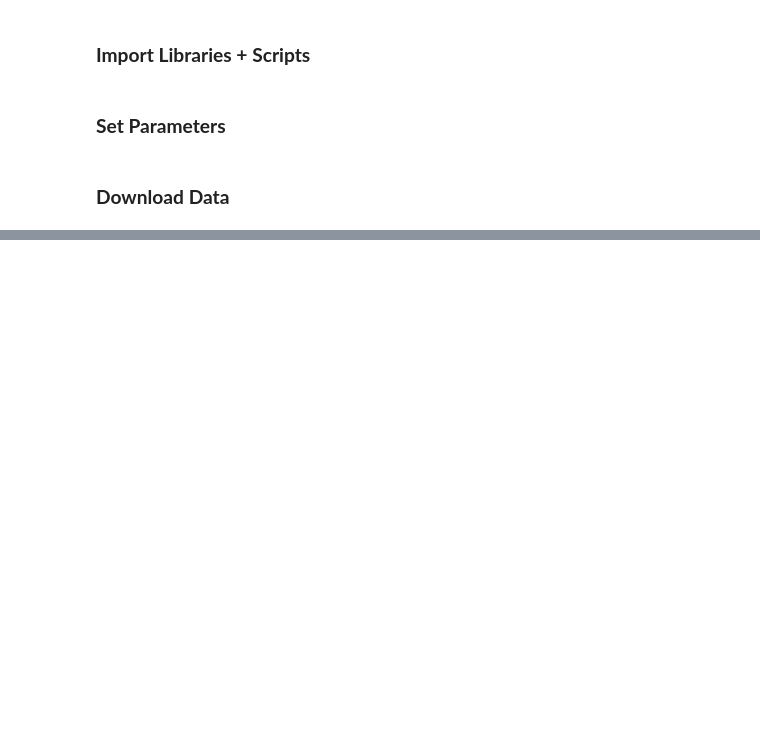
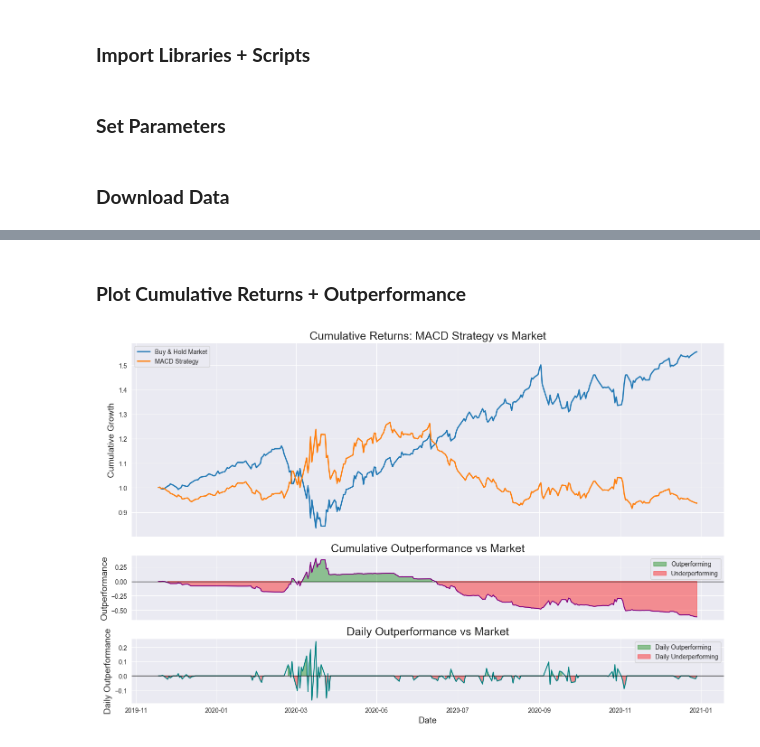
Before and after one commit to tobiassafie/first-year-coding, a Jupyter notebook: finance_models/capstone/Capstone_Backtester.ipynb, the cells around one changed output, grey strips where cells are left out. Saved outputs shown, nothing was run; the diff lists cells and outputs as text; code cells hidden in the pictures; blank space fills up the shorter version.

```diff
--- a/finance_models/capstone/Capstone_Backtester.ipynb
+++ b/finance_models/capstone/Capstone_Backtester.ipynb
@@ -51,0 +170,46 @@ df = df[['High', 'Low', 'Close']].dropna()
+# %% [markdown]
+### **Plot Cumulative Returns + Outperformance**
+# %%
+# Set Style
+sns.set_style('darkgrid')
+
+# Setup subplots
+fig, (ax1, ax2, ax3) = plt.subplots(3, 1, figsize=(14,9), sharex=True, gridspec_kw={'height_ratios': [3, 1, 1]})
+
+# Cumulative Returns
+sns.lineplot(ax=ax1, data=df, x=df.index, y='Cumulative_Market', label='Buy & Hold Market', linewidth=2)
+sns.lineplot(ax=ax1, data=df, x=df.index, y='Cumulative_Strategy', label=f'{strategy_choice} Strategy', linewidth=2)
+
+ax1.set_title(f"Cumulative Returns: {strategy_choice} Strategy vs Market", fontsize=18)
+ax1.set_ylabel("Cumulative Growth", fontsize=14)
+ax1.legend()
+
+# Outperformance
+sns.lineplot(ax=ax2, data=df, x=df.index, y='Outperformance', color='purple')
+ax2.fill_between(df.index, df['Outperformance'], 0,
+                 where=(df['Outperformance'] > 0), color='green', alpha=0.4, label='Outperforming')
+ax2.fill_between(df.index, df['Outperformance'], 0,
+                 where=(df['Outperformance'] <= 0), color='red', alpha=0.4, label='Underperforming')
+
+ax2.axhline(0, color='black', linewidth=1)
+ax2.set_title(f"Cumulative Outperformance vs Market", fontsize=18)
+ax2.set_xlabel("Date", fontsize=14)
+ax2.set_ylabel("Outperformance", fontsize=14)
+ax2.legend()
+
+# Daily outperformance
+sns.lineplot(ax=ax3, data=df, x=df.index, y='Daily_Outperformance', color='teal')
+ax3.fill_between(df.index, df['Daily_Outperformance'], 0,
+                 where=(df['Daily_Outperformance'] > 0), color='green', alpha=0.4, label='Daily Outperforming')
+ax3.fill_between(df.index, df['Daily_Outperformance'], 0,
+                 where=(df['Daily_Outperformance'] <= 0), color='red', alpha=0.4, label='Daily Underperforming')
+ax3.axhline(0, color='black', linewidth=1)
+ax3.set_title(f"Daily Outperformance vs Market", fontsize=18)
+ax3.set_ylabel("Daily Outperformance", fontsize=14)
+ax3.set_xlabel("Date", fontsize=14)
+ax3.legend()
+
+plt.tight_layout()
+plt.show()
+# %% [output]
+[figure, added]
```
Also changed, not shown: parts of 14 cells of this notebook.
